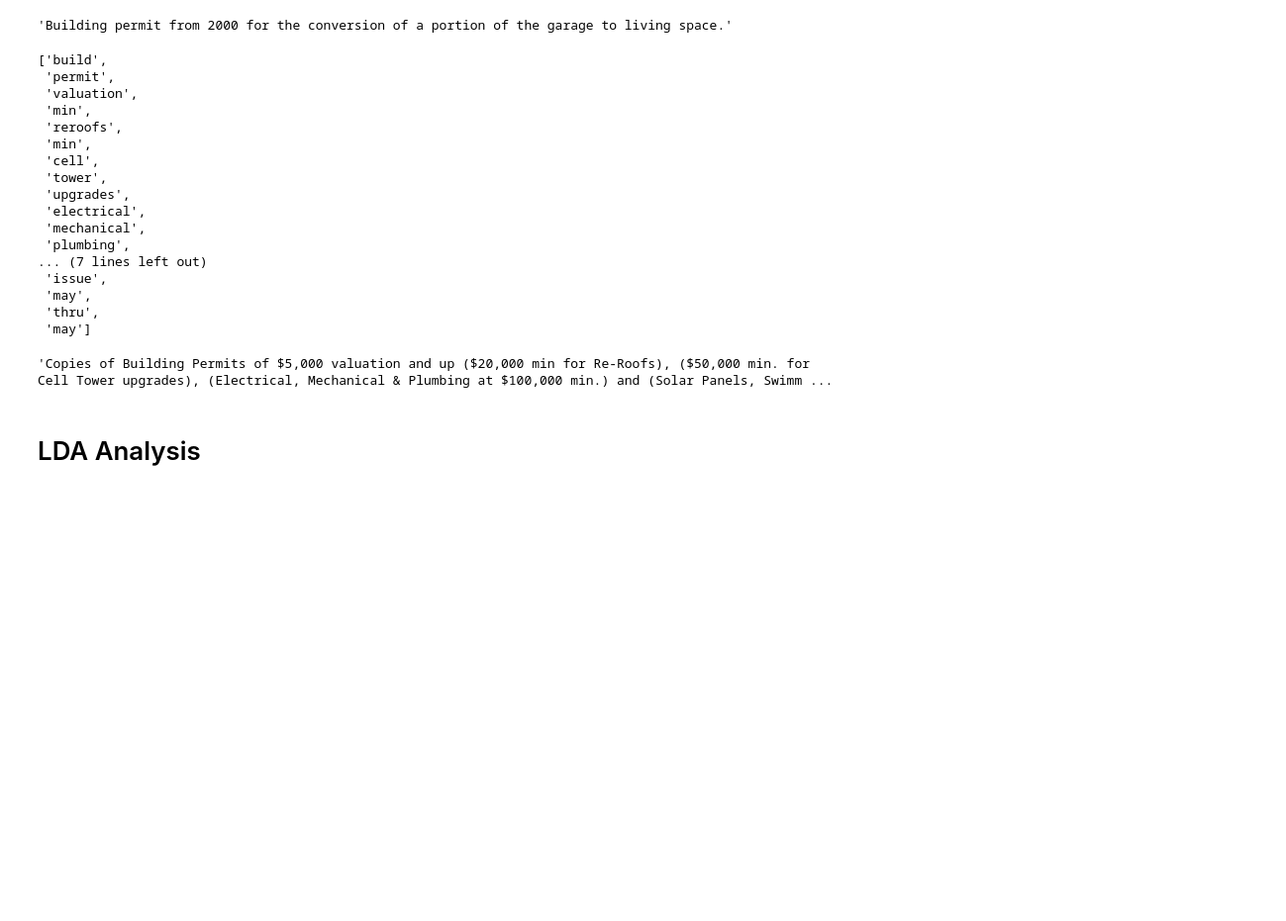
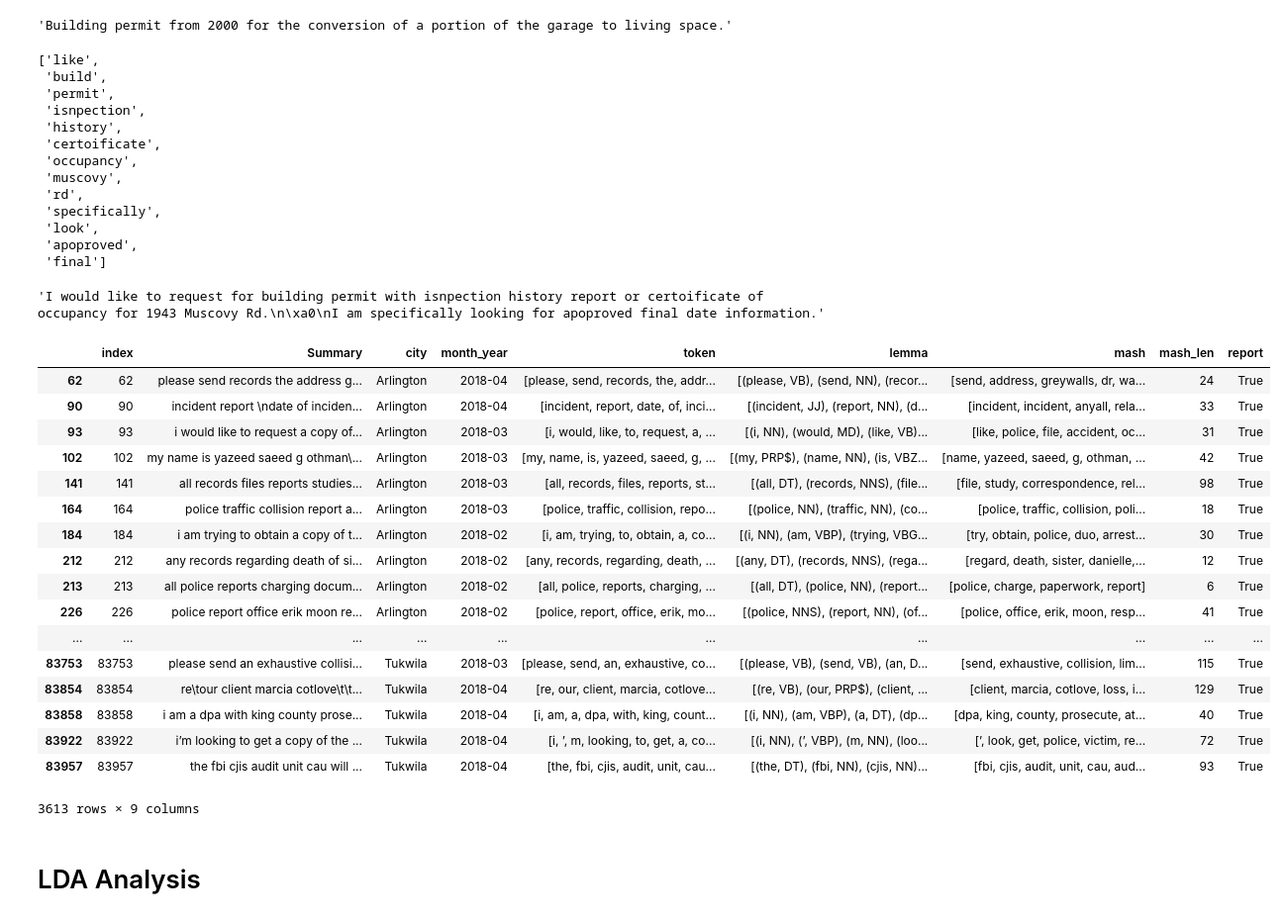
Before and after one commit to alenastern/Sunlight_FOIA, a Jupyter notebook: src/analysis/q2_LDA.ipynb, the cells around one changed output. Shown at 99% size. Cells and saved outputs as stored; diff of their text form; code cells hidden in the pictures; blank space fills up the shorter version.

```diff
--- a/src/analysis/q2_LDA.ipynb
+++ b/src/analysis/q2_LDA.ipynb
@@ -178,8 +178,8 @@ common_list = ['report', 'request', 'record', 'city', 'please', 'copy', 'date',
 
 for word in common_list:
     for i in range(len(data['mash'])):
-        if word in data['mash'].loc[i]:
-            data['mash'].loc[i].remove(word)
+        if word in data['mash'].iloc[i]:
+            data['mash'].iloc[i].remove(word)
 # %%
 # create column with the length of mash for each PRR
 
@@ -211,29 +211,50 @@ data_raw["Summary"].iloc[7]
 # %% [output]
 'Building permit from 2000 for the conversion of a portion of the garage to living space.'
 # %%
-data['mash'][12]
+data['mash'][86000]
 # %% [output]
-['build',
+['like',
+ 'build',
  'permit',
- 'valuation',
- 'min',
- 'reroofs',
- 'min',
- 'cell',
- 'tower',
- 'upgrades',
- 'electrical',
- 'mechanical',
- 'plumbing',
-... (7 lines left out)
- 'issue',
- 'may',
- 'thru',
- 'may']
+ 'isnpection',
+ 'history',
+ 'certoificate',
+ 'occupancy',
+ 'muscovy',
+ 'rd',
+ 'specifically',
+ 'look',
+ 'apoproved',
+ 'final']
 # %%
-data_raw["Summary"].iloc[12]
+data_raw["Summary"].iloc[86000]
 # %% [output]
-'Copies of Building Permits of $5,000 valuation and up ($20,000 min for Re-Roofs), ($50,000 min. for Cell Tower upgrades), (Electrical, Mechanical & Plumbing at $100,000 min.) and (Solar Panels, Swimm ...
+'I would like to request for building permit with isnpection history report or certoificate of occupancy for 1943 Muscovy Rd.\n\xa0\nI am specifically looking for apoproved final date information.'
+# %%
+data['report'] = data['mash'].apply(lambda x: "report" in x)
+# %%
+data_rep = data[data['report'] == True]
+# %%
+data_rep
+# %% [output]
+|  | index | Summary | city | month_year | token | lemma | mash | mash_len | report |
+| 62 | 62 | please send records the address g... | Arlington | 2018-04 | [please, send, records, the, addr... | [(please, VB), (send, NN), (recor... | [send, address, greywalls, dr, wa... | 24 | True |
+| 90 | 90 | incident report \ndate of inciden... | Arlington | 2018-04 | [incident, report, date, of, inci... | [(incident, JJ), (report, NN), (d... | [incident, incident, anyall, rela... | 33 | True |
+| 93 | 93 | i would like to request a copy of... | Arlington | 2018-03 | [i, would, like, to, request, a, ... | [(i, NN), (would, MD), (like, VB)... | [like, police, file, accident, oc... | 31 | True |
+| 102 | 102 | my name is yazeed saeed g othman\... | Arlington | 2018-03 | [my, name, is, yazeed, saeed, g, ... | [(my, PRP$), (name, NN), (is, VBZ... | [name, yazeed, saeed, g, othman, ... | 42 | True |
+| 141 | 141 | all records files reports studies... | Arlington | 2018-03 | [all, records, files, reports, st... | [(all, DT), (records, NNS), (file... | [file, study, correspondence, rel... | 98 | True |
+| 164 | 164 | police traffic collision report a... | Arlington | 2018-03 | [police, traffic, collision, repo... | [(police, NN), (traffic, NN), (co... | [police, traffic, collision, poli... | 18 | True |
+| 184 | 184 | i am trying to obtain a copy of t... | Arlington | 2018-02 | [i, am, trying, to, obtain, a, co... | [(i, NN), (am, VBP), (trying, VBG... | [try, obtain, police, duo, arrest... | 30 | True |
+| 212 | 212 | any records regarding death of si... | Arlington | 2018-02 | [any, records, regarding, death, ... | [(any, DT), (records, NNS), (rega... | [regard, death, sister, danielle,... | 12 | True |
+| 213 | 213 | all police reports charging docum... | Arlington | 2018-02 | [all, police, reports, charging, ... | [(all, DT), (police, NN), (report... | [police, charge, paperwork, report] | 6 | True |
+| 226 | 226 | police report office erik moon re... | Arlington | 2018-02 | [police, report, office, erik, mo... | [(police, NNS), (report, NN), (of... | [police, office, erik, moon, resp... | 41 | True |
+| ... | ... | ... | ... | ... | ... | ... | ... | ... | ... |
+| 83753 | 83753 | please send an exhaustive collisi... | Tukwila | 2018-03 | [please, send, an, exhaustive, co... | [(please, VB), (send, VB), (an, D... | [send, exhaustive, collision, lim... | 115 | True |
+| 83854 | 83854 | re\tour client marcia cotlove\t\t... | Tukwila | 2018-04 | [re, our, client, marcia, cotlove... | [(re, VB), (our, PRP$), (client, ... | [client, marcia, cotlove, loss, i... | 129 | True |
+| 83858 | 83858 | i am a dpa with king county prose... | Tukwila | 2018-04 | [i, am, a, dpa, with, king, count... | [(i, NN), (am, VBP), (a, DT), (dp... | [dpa, king, county, prosecute, at... | 40 | True |
+| 83922 | 83922 | i’m looking to get a copy of the ... | Tukwila | 2018-04 | [i, ’, m, looking, to, get, a, co... | [(i, NN), (’, VBP), (m, NN), (loo... | [’, look, get, police, victim, re... | 72 | True |
+| 83957 | 83957 | the fbi cjis audit unit cau will ... | Tukwila | 2018-04 | [the, fbi, cjis, audit, unit, cau... | [(the, DT), (fbi, NN), (cjis, NN)... | [fbi, cjis, audit, unit, cau, aud... | 93 | True |
+3613 rows × 9 columns
 # %% [markdown]
 # LDA Analysis
 # %%
```
Also changed, not shown: parts of 3 cells of this notebook.
